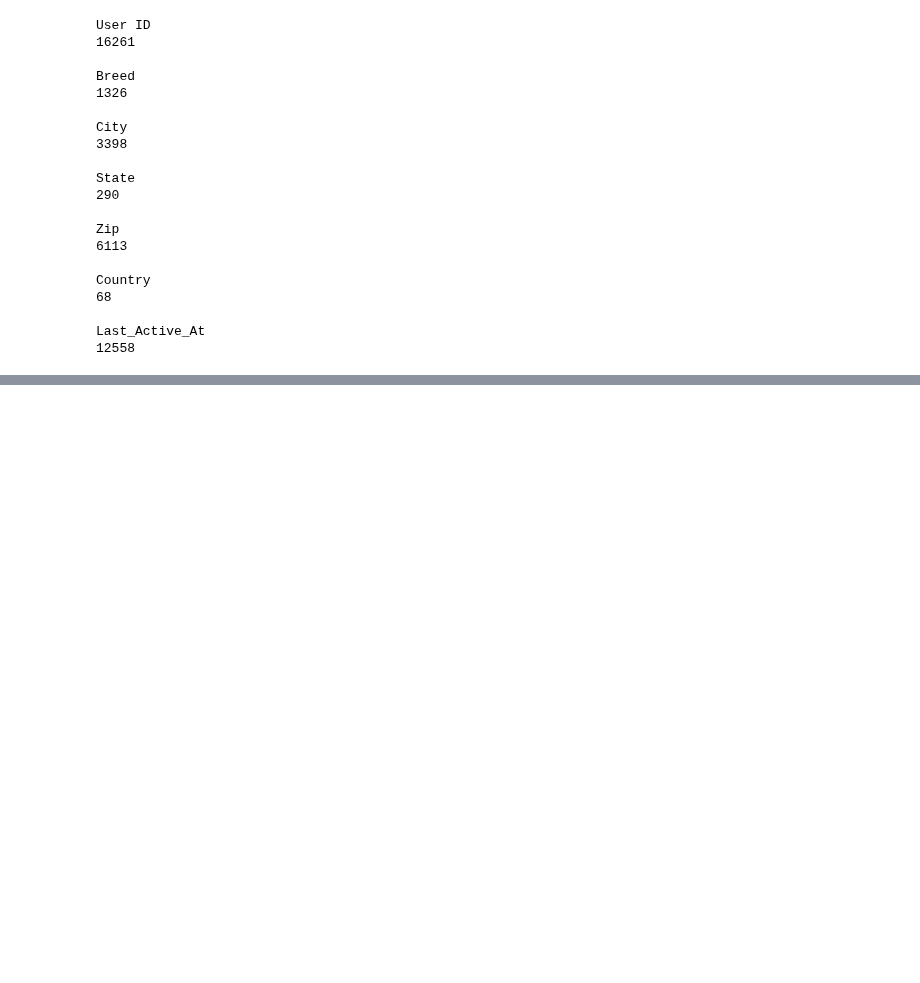
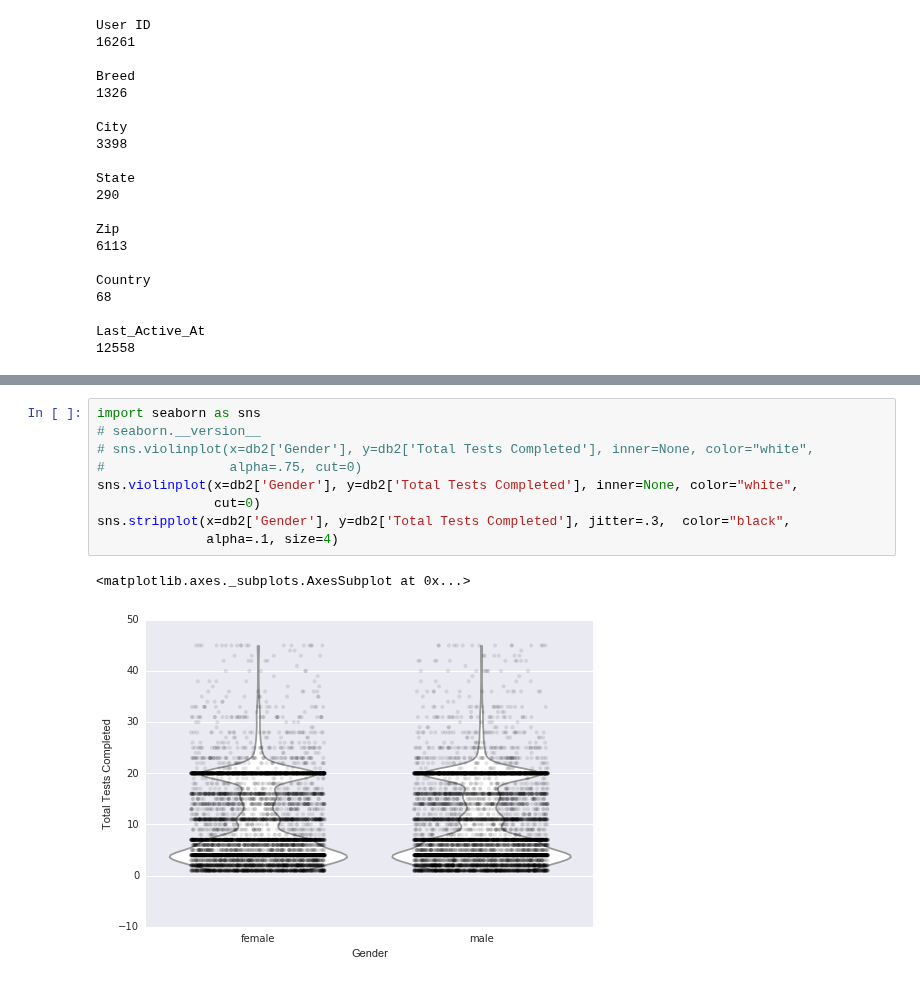
Before and after one commit to arfu2016/dog_id, a Jupyter notebook: 1p2ETL_outliers.ipynb, the cells around one changed output, grey strips where cells are left out. Saved outputs shown, nothing was run; the diff lists cells and outputs as text; blank space fills up the shorter version.

```diff
--- a/1p2ETL_outliers.ipynb
+++ b/1p2ETL_outliers.ipynb
@@ -316,0 +344,12 @@ Last_Active_At
+# %%
+import seaborn as sns
+# seaborn.__version__
+# sns.violinplot(x=db2['Gender'], y=db2['Total Tests Completed'], inner=None, color="white",
+#                alpha=.75, cut=0)
+sns.violinplot(x=db2['Gender'], y=db2['Total Tests Completed'], inner=None, color="white",
+               cut=0)
+sns.stripplot(x=db2['Gender'], y=db2['Total Tests Completed'], jitter=.3,  color="black",
+              alpha=.1, size=4)
+# %% [output]
+<matplotlib.axes._subplots.AxesSubplot at 0x...>
+[figure, added]
```
Also changed, not shown: parts of 9 cells of this notebook.
